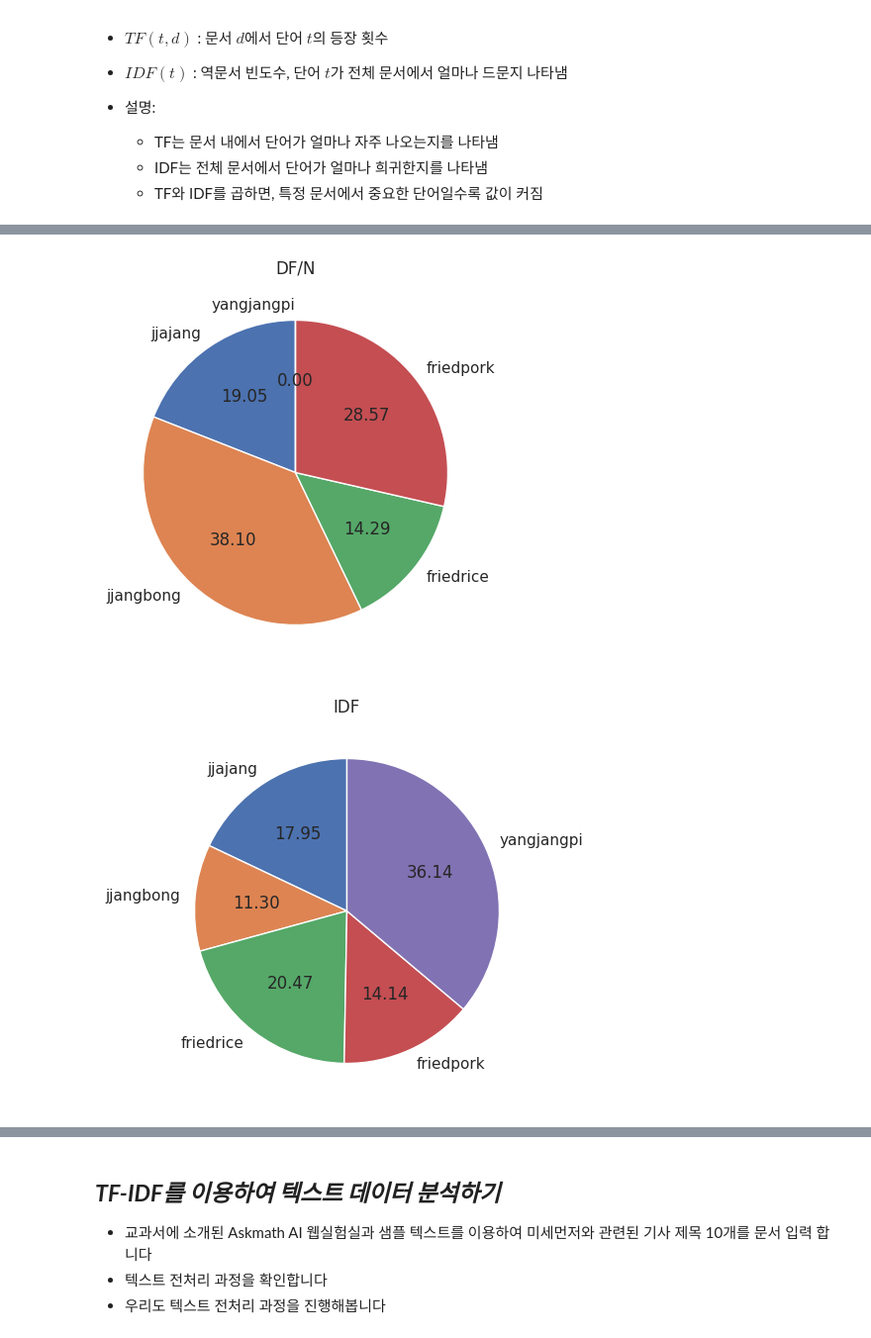
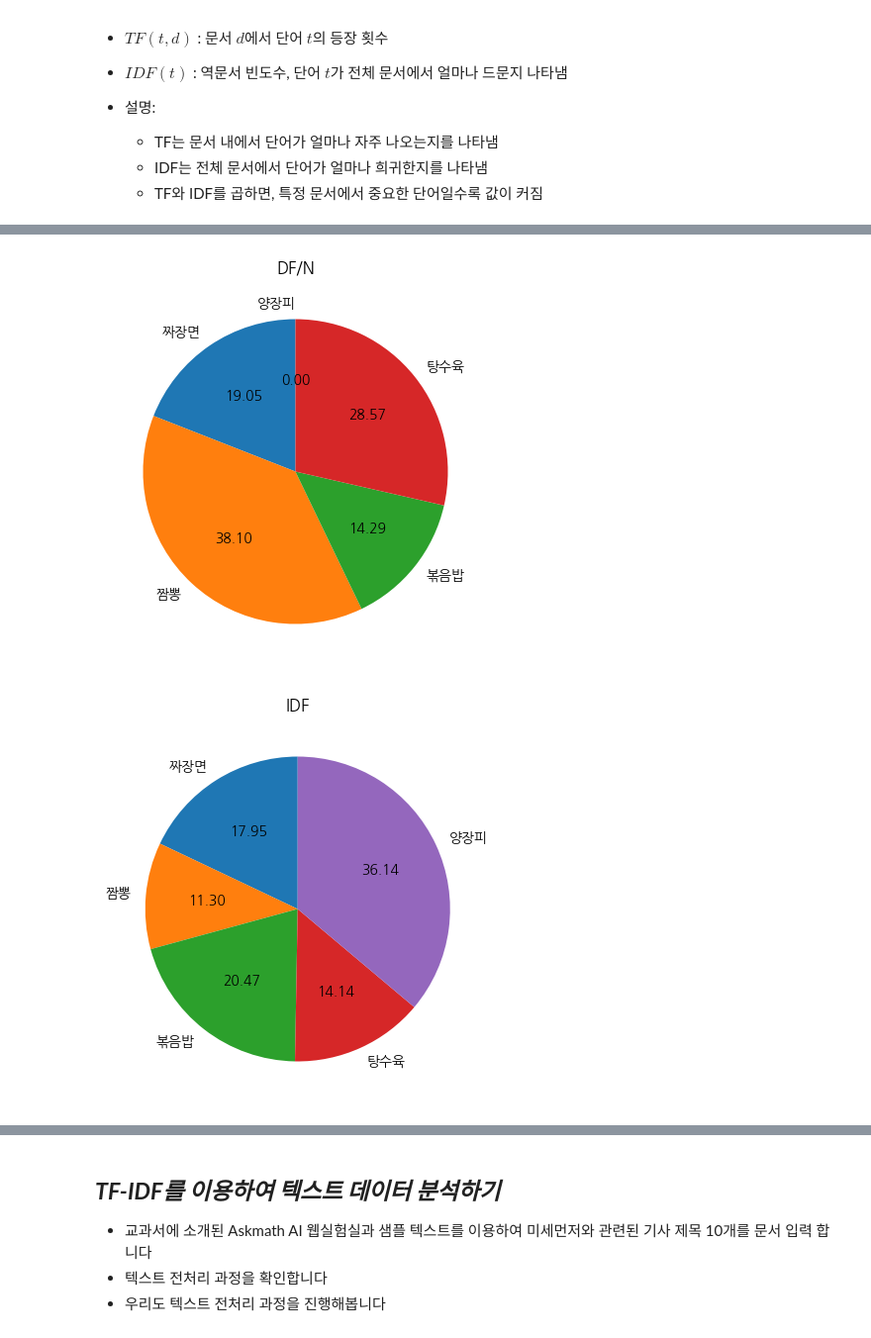
Before and after one commit to suriseven/ai_math, a Jupyter notebook: chap03/chap03.ipynb, the cells around one changed output, grey strips where cells are left out. Shown at 99% size. Cells and saved outputs as stored; diff of their text form; code cells hidden in the pictures.

```diff
--- a/chap03/chap03.ipynb
+++ b/chap03/chap03.ipynb
@@ -478,29 +405,16 @@ plt.show()
 import numpy as np
 import matplotlib.pyplot as plt
 import seaborn as sns
-import matplotlib.font_manager as fm
-
-# 폰트 설정 (Colab, Ubuntu 기준)
-nanum_font_path = '/usr/share/fonts/truetype/nanum/NanumGothic.ttf'
-nanum_font = fm.FontProperties(fname=nanum_font_path)
-plt.rcParams['axes.unicode_minus'] = False
-plt.rc("font", family="NanumGothic")
-sns.set_theme(font="NanumGothic", rc={"axes.unicode_minus":False}, style='white')
 
 # 리뷰 예제
 documents = [
-    "짜장면 먹었는데 짬뽕도 좋았어요, 볶음밥은 그저 그랬고 탕수육은 괜찮아요",
-    "짬뽕이 최고였어요",
-    "짜장면도 좋고 짬뽕도 맛있었어요",
-    "짬뽕이 맛있고 탕수육도 괜찮았어요",
-    "짜장면 먹고 짬뽕도 먹었어요, 탕수육도 괜찮아요",
-    "짜장면, 짬뽕, 볶음밥, 탕수육 다 맛있었어요",
-    "짬뽕과 탕수육 먹었어요",
-    "짬뽕이 맛있고 볶음밥, 탕수육도 괜찮았어요"
+    "애견재킷 추천 디자인 예쁘다 가격 저렴 추천",
+    "애견재킷 추천 애견재킷 사이즈 다양",
+    "예쁘다 애견재킷 추천 디자인 예쁘다",
 ]
 
 # 단어 목록
-labels = ["짜장면", "짬뽕", "볶음밥", "탕수육", "양장피"]
+labels = ["애견재킷", "추천", "디자인", "예쁘다", "가격", "저렴", "사이즈","다양"]
 
 # TF 계산 (문서별 단어 등장 횟수)
 TF = np.zeros((len(documents), len(labels)))
@@ -550,17 +466,8 @@ DF (Document Frequency):
 import numpy as np
 import matplotlib.pyplot as plt
 import seaborn as sns
-import matplotlib.font_manager as fm
 
-# 폰트 설정 (Colab기준)
-nanum_font_path = '/usr/share/fonts/truetype/nanum/NanumGothic.ttf'
-nanum_font = fm.FontProperties(fname=nanum_font_path)
-plt.rcParams['axes.unicode_minus'] = False
-plt.rc("font", family="NanumGothic")
-sns.set_theme(font="NanumGothic", rc={"axes.unicode_minus":False}, style='white')
-
-# 예제 문서 5개, 단어 5개
-review_texts = [
+documents = [
     "짜장면 먹었는데 짬뽕도 좋았어요, 볶음밥은 그저 그랬고 탕수육은 괜찮아요",
     "짬뽕이 최고였어요",
     "짜장면도 좋고 짬뽕도 맛있었어요",
@@ -607,14 +514,14 @@ IDF = np.log((N+1)/(DF+1)) + 1
 TF_IDF = TF * IDF
 
 # 시각화 (파이 차트, 한글폰트 깨짐방지)
-# labels = ['짜장면', '짬뽕', '볶음밥', '탕수육', '양장피']
-labels = ['jjajang', 'jjangbong', 'friedrice', 'friedpork', 'yangjangpi']
+labels = ['짜장면', '짬뽕', '볶음밥', '탕수육', '양장피']
 
 # 1. TF 히트맵
 plt.figure(figsize=(10,4))
 sns.heatmap(TF.astype(int), annot=True, fmt="d", xticklabels=labels, yticklabels=[f'Doc{i+1}' for i in range(TF.shape[0])])
 plt.title("TF")
 plt.show()
+
 
 # 2. DF 파이차트
 plt.figure(figsize=(5,5))
@@ -645,2 +552,2 @@ plt.show()
-[figure, old version]
+[figure, new version]
-[figure, old version]
+[figure, new version]
```
Also changed, not shown: parts of 20 cells of this notebook.
